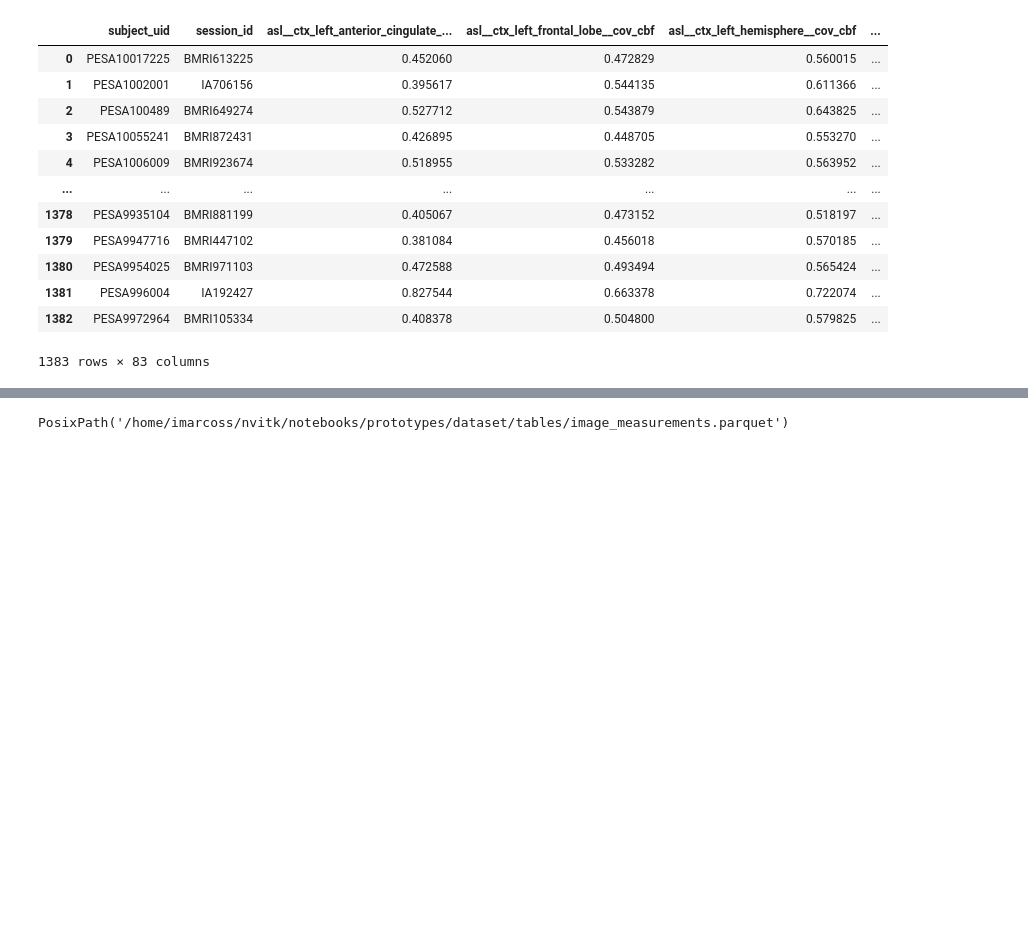
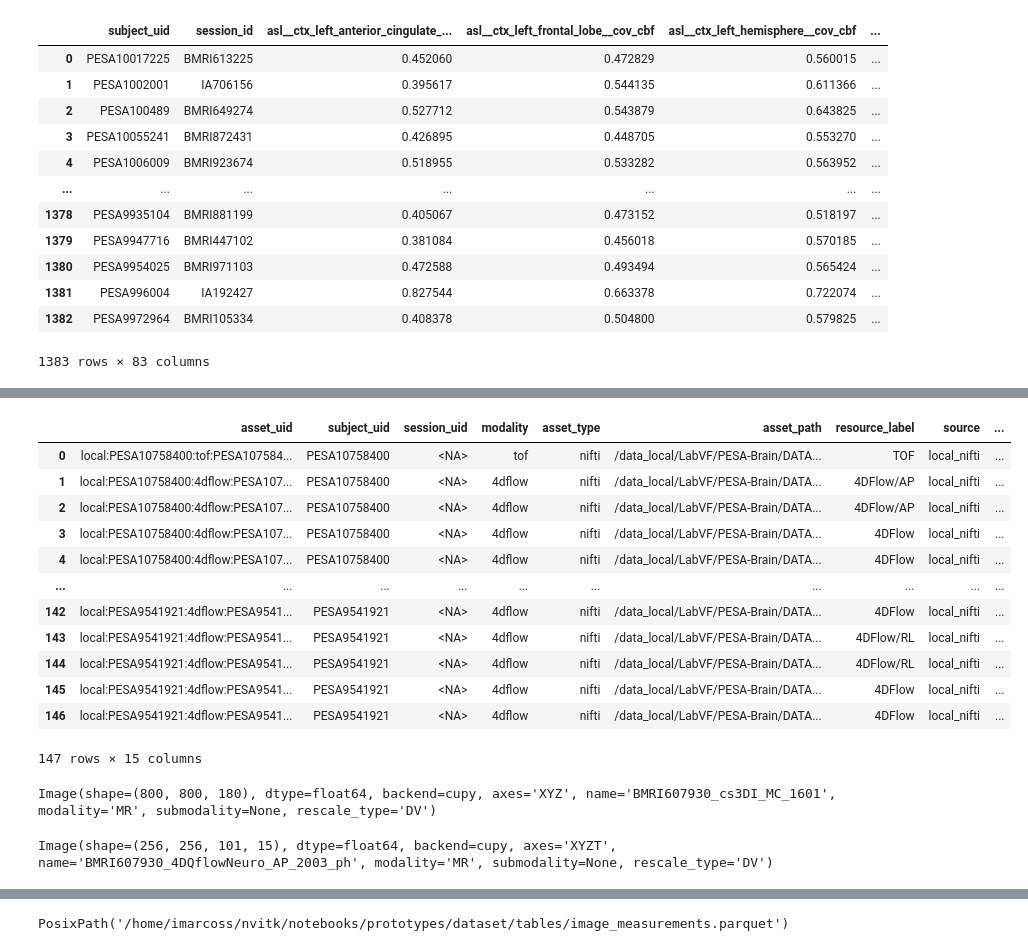
Before and after one commit to CNIC-Neuroimaging/Nvitk, a Jupyter notebook: notebooks/prototypes/database.ipynb, the cells around one changed output, grey strips where cells are left out. Saved outputs shown, nothing was run; the diff lists cells and outputs as text; code cells hidden in the pictures; blank space fills up the shorter version.

```diff
--- a/notebooks/prototypes/database.ipynb
+++ b/notebooks/prototypes/database.ipynb
@@ -243,0 +359,42 @@ repo.image(
+# %%
+
+# # Write into dataset Parquet + optional SQLite index
+upsert_dicom_assets(
+    repo,
+    "/home/imarcoss/NetVolumes/Tierra/LAB_VF-ICH/LAB/MCC LAB/_IgnacioMarcos/LabVF/PESA-Brain/DATA/DICOM/",
+    source="local_dicom",
+    pipeline_id="raw",
+)
+
+# upsert_nifti_assets(
+#     repo,
+#     "/data_local/LabVF/PESA-Brain/DATA/Nifti/",
+#     source="local_nifti",
+#     pipeline_id="raw",
+# )
+# %% [output]
+|  | asset_uid | subject_uid | session_uid | modality | asset_type | asset_path | resource_label | source | ... |
+| 0 | local:PESA10758400:tof:PESA107584... | PESA10758400 | <NA> | tof | nifti | /data_local/LabVF/PESA-Brain/DATA... | TOF | local_nifti | ... |
+| 1 | local:PESA10758400:4dflow:PESA107... | PESA10758400 | <NA> | 4dflow | nifti | /data_local/LabVF/PESA-Brain/DATA... | 4DFlow/AP | local_nifti | ... |
+| 2 | local:PESA10758400:4dflow:PESA107... | PESA10758400 | <NA> | 4dflow | nifti | /data_local/LabVF/PESA-Brain/DATA... | 4DFlow/AP | local_nifti | ... |
+| 3 | local:PESA10758400:4dflow:PESA107... | PESA10758400 | <NA> | 4dflow | nifti | /data_local/LabVF/PESA-Brain/DATA... | 4DFlow | local_nifti | ... |
+| 4 | local:PESA10758400:4dflow:PESA107... | PESA10758400 | <NA> | 4dflow | nifti | /data_local/LabVF/PESA-Brain/DATA... | 4DFlow | local_nifti | ... |
+| ... | ... | ... | ... | ... | ... | ... | ... | ... | ... |
+| 142 | local:PESA9541921:4dflow:PESA9541... | PESA9541921 | <NA> | 4dflow | nifti | /data_local/LabVF/PESA-Brain/DATA... | 4DFlow | local_nifti | ... |
+| 143 | local:PESA9541921:4dflow:PESA9541... | PESA9541921 | <NA> | 4dflow | nifti | /data_local/LabVF/PESA-Brain/DATA... | 4DFlow/RL | local_nifti | ... |
+| 144 | local:PESA9541921:4dflow:PESA9541... | PESA9541921 | <NA> | 4dflow | nifti | /data_local/LabVF/PESA-Brain/DATA... | 4DFlow/RL | local_nifti | ... |
+| 145 | local:PESA9541921:4dflow:PESA9541... | PESA9541921 | <NA> | 4dflow | nifti | /data_local/LabVF/PESA-Brain/DATA... | 4DFlow | local_nifti | ... |
+| 146 | local:PESA9541921:4dflow:PESA9541... | PESA9541921 | <NA> | 4dflow | nifti | /data_local/LabVF/PESA-Brain/DATA... | 4DFlow | local_nifti | ... |
+147 rows × 15 columns
+# %%
+res = repo.assets(filters={"asset_type": "nifti", 'subject_uid': 'PESA10758400', 'modality': 'tof'})
+tof = nv.imread(res.asset_path.iloc[0])
+print(tof)
+# %% [output]
+Image(shape=(800, 800, 180), dtype=float64, backend=cupy, axes='XYZ', name='BMRI607930_cs3DI_MC_1601', modality='MR', submodality=None, rescale_type='DV')
+# %%
+res = repo.assets(filters={"asset_type": "nifti", 'subject_uid': 'PESA10758400', 'modality': '4dflow'})
+flow_ap_ph = nv.imread(res.asset_path[res.asset_slot == 'flow_ap_ph'].iloc[0])
+print(flow_ap_ph)
+# %% [output]
+Image(shape=(256, 256, 101, 15), dtype=float64, backend=cupy, axes='XYZT', name='BMRI607930_4DQflowNeuro_AP_2003_ph', modality='MR', submodality=None, rescale_type='DV')
```
Also changed, not shown: parts of 13 cells of this notebook, 23 other files.
